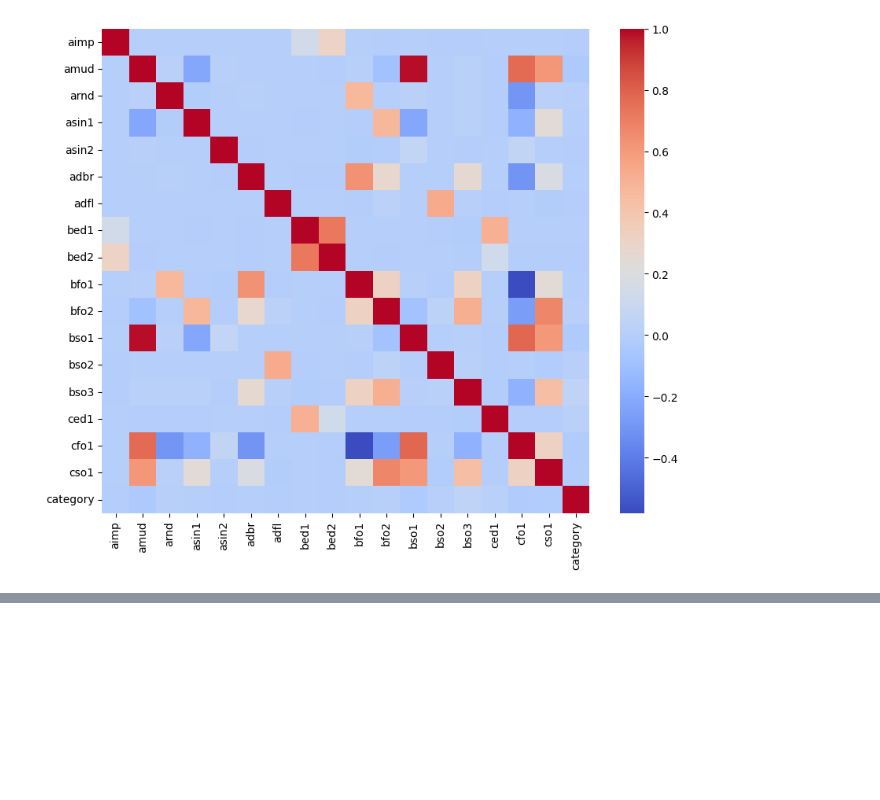
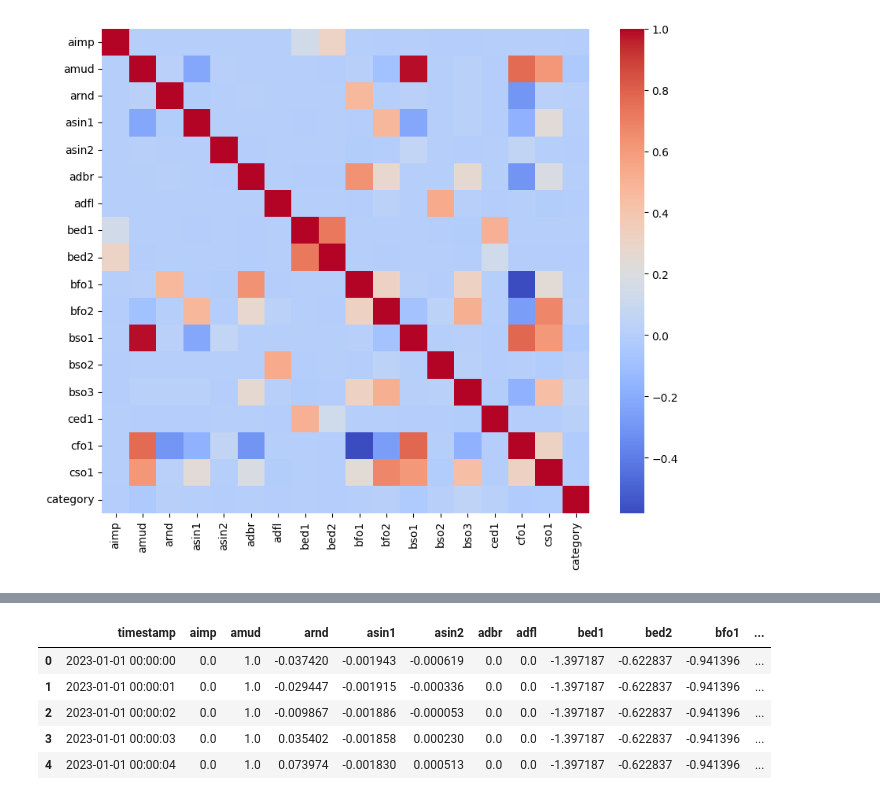
Before and after one commit to keshavganesh1/Anomaly-Detection-Time-Series-Dataset, a Jupyter notebook: notebook.ipynb, the cells around one changed output, grey strips where cells are left out. Saved outputs shown, nothing was run; the diff lists cells and outputs as text; code cells hidden in the pictures; blank space fills up the shorter version.

```diff
--- a/notebook.ipynb
+++ b/notebook.ipynb
@@ -317,0 +294,26 @@ From this, we gathered that other than `category`, we have 4 features which have
+# %%
+# normalize the data using StandardScaler
+
+from sklearn.preprocessing import StandardScaler
+
+scaler = StandardScaler()
+
+X_df_scaled = X_df.copy()
+
+#only normalize the columns that are not discrete
+numeric_features = X_df.select_dtypes(include=['float64', 'int64'])  # Select numeric features
+numeric_columns = numeric_features.columns
+discrete_features = [feature for feature in numeric_columns if len(X_df[feature].unique()) < 100]
+
+continuous_features = [feature for feature in numeric_columns if feature not in discrete_features]
+
+X_df_scaled[continuous_features] = scaler.fit_transform(X_df[continuous_features])
+
+X_df_scaled.head()
+# %% [output]
+|  | timestamp | aimp | amud | arnd | asin1 | asin2 | adbr | adfl | bed1 | bed2 | bfo1 | ... |
+| 0 | 2023-01-01 00:00:00 | 0.0 | 1.0 | -0.037420 | -0.001943 | -0.000619 | 0.0 | 0.0 | -1.397187 | -0.622837 | -0.941396 | ... |
+| 1 | 2023-01-01 00:00:01 | 0.0 | 1.0 | -0.029447 | -0.001915 | -0.000336 | 0.0 | 0.0 | -1.397187 | -0.622837 | -0.941396 | ... |
+| 2 | 2023-01-01 00:00:02 | 0.0 | 1.0 | -0.009867 | -0.001886 | -0.000053 | 0.0 | 0.0 | -1.397187 | -0.622837 | -0.941396 | ... |
+| 3 | 2023-01-01 00:00:03 | 0.0 | 1.0 | 0.035402 | -0.001858 | 0.000230 | 0.0 | 0.0 | -1.397187 | -0.622837 | -0.941396 | ... |
+| 4 | 2023-01-01 00:00:04 | 0.0 | 1.0 | 0.073974 | -0.001830 | 0.000513 | 0.0 | 0.0 | -1.397187 | -0.622837 | -0.941396 | ... |
```
Also changed, not shown: parts of 23 cells of this notebook.
